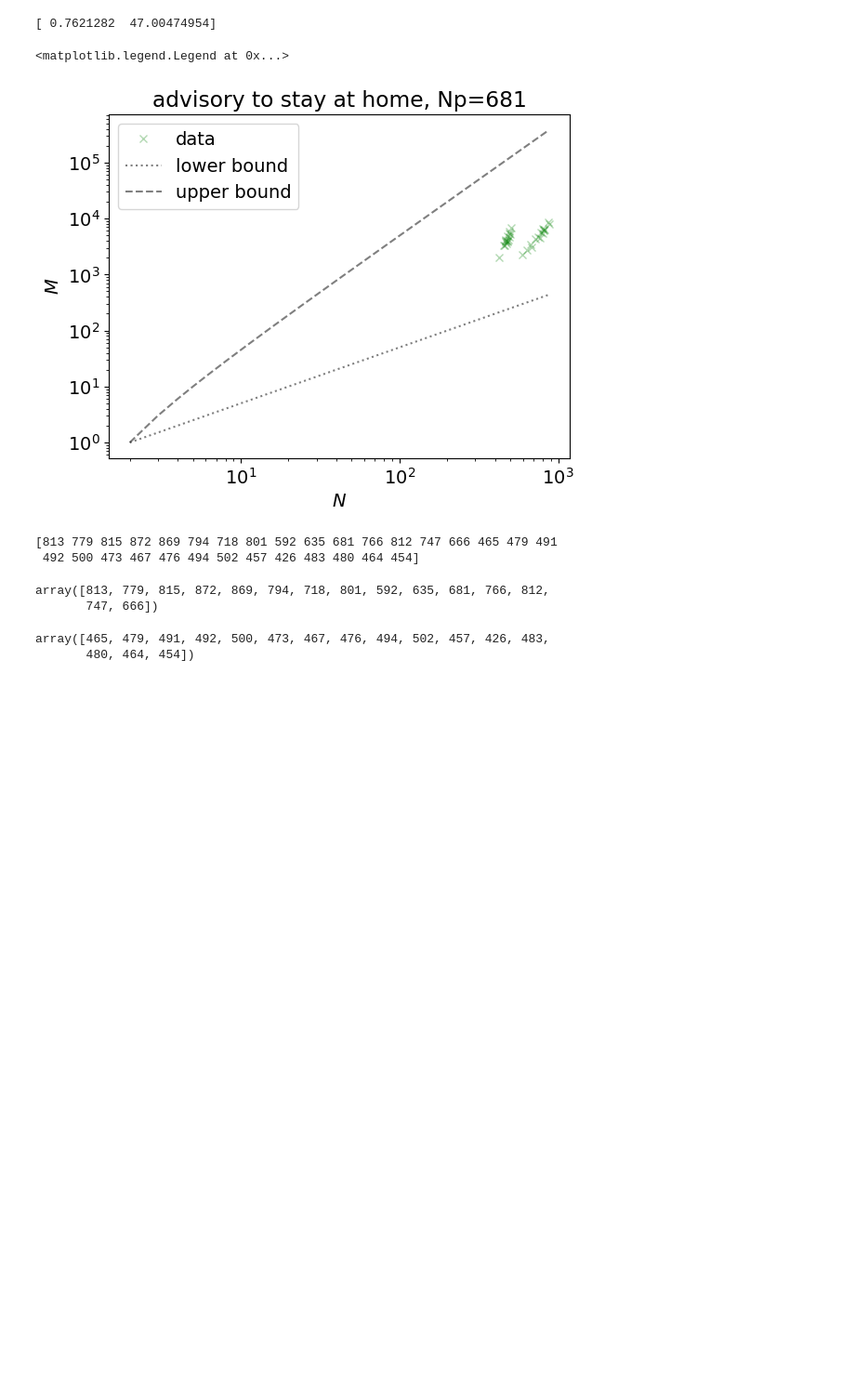
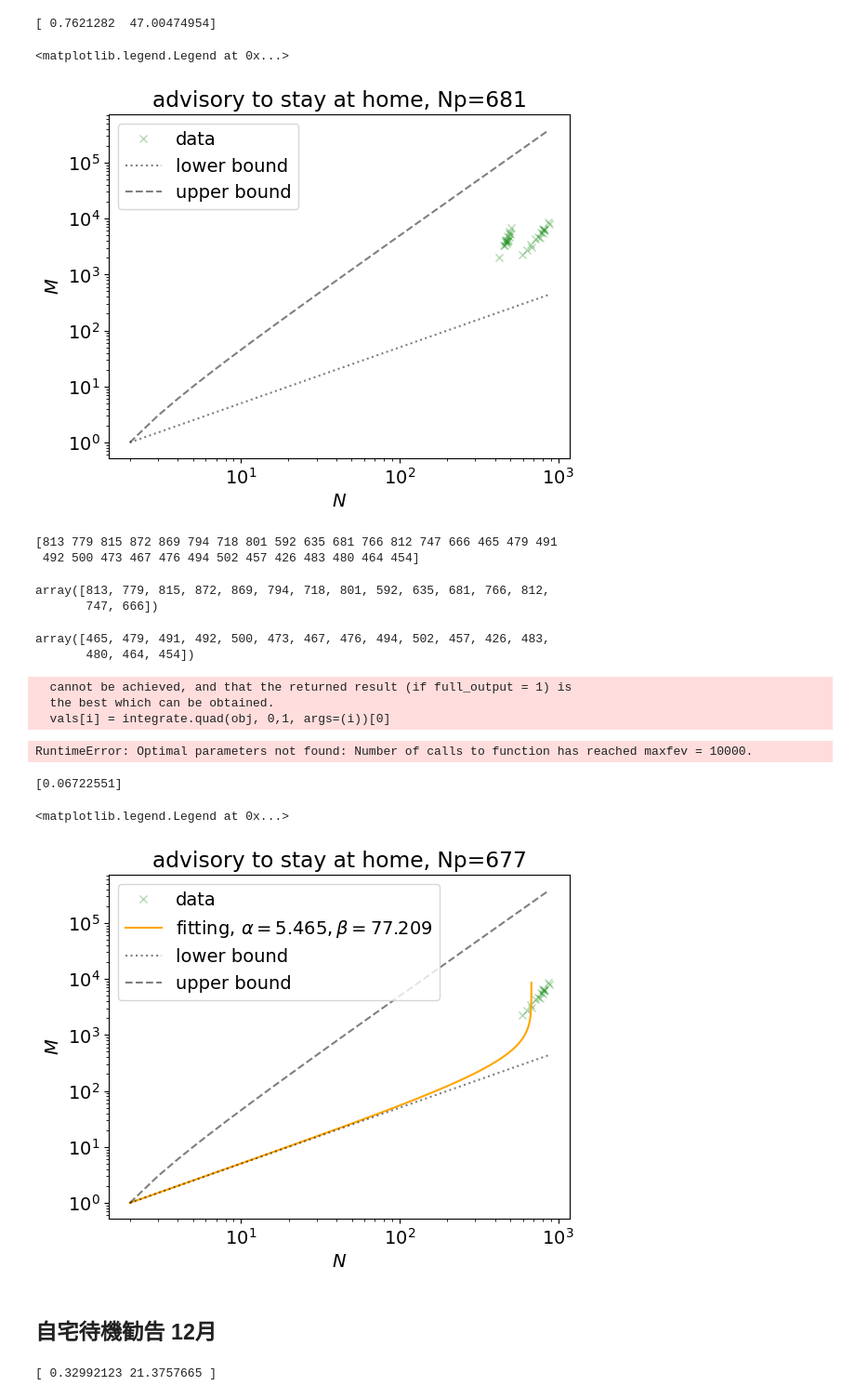
Before and after one commit to yiadka/mobility_scaling, a Jupyter notebook: notebooks/lockdown.ipynb, the cells around one changed output. Shown at 93% size. Saved outputs shown, nothing was run; the diff lists cells and outputs as text; code cells hidden in the pictures; blank space fills up the shorter version.

```diff
--- a/notebooks/lockdown.ipynb
+++ b/notebooks/lockdown.ipynb
@@ -593,3 +593,83 @@ node_lockdown_relax_2
 # %% [output]
 array([465, 479, 491, 492, 500, 473, 467, 476, 494, 502, 457, 426, 483,
        480, 464, 454])
+# %%
+lockdown_relax_1 = pd.DataFrame({'timestamp': timestamp_lockdown_relax[:15], 'node': node_lockdown_relax_1, 'edge': edge_lockdown_relax[:15]})
+lockdown_relax_2 = pd.DataFrame({'timestamp': timestamp_lockdown_relax[15:31], 'node': node_lockdown_relax_2, 'edge': edge_lockdown_relax[15:31]})
+# %%
+# lockdown_relax_1について分析
+Np = 677 # histrical dataから求めたNp
+
+params, _ = optimize.curve_fit(Model3_fixed, lockdown_relax_1["edge"], lockdown_relax_1["node"], p0=[3.5, 0.15], maxfev=10000)
+print(params)
+alpha = params[0]
+beta = params[1]
+# %% [output]
+  cannot be achieved, and that the returned result (if full_output = 1) is
+  the best which can be obtained.
+  vals[i] = integrate.quad(obj, 0,1, args=(i))[0]
+RuntimeError: Optimal parameters not found: Number of calls to function has reached maxfev = 10000.
+# %%
+params, _ = optimize.curve_fit(Model1, lockdown_relax_1["edge"], lockdown_relax_1["node"], p0=[0.1], maxfev=10000)
+print(params)
+# %% [output]
+[0.06722551]
+# %%
+plt.Figure(figsize=(14,7))
+N = lockdown_relax_1['node']
+M = lockdown_relax_1['edge']
+
+x = np.arange(2,np.max(N))
+y = np.arange(1,np.max(M))
+
+# data
+plt.plot(N, M, "x", c="green", alpha=0.3, label = "data")
+
+# model
+plt.plot(Model3(y), y, "-", c="orange", label=f"fitting, $\\alpha={round(alpha, 3)}, \\beta={round(beta, 3)}$")
+
+
+"""
+alpha = 2.0
+beta = 1.0
+plt.plot(Model3(y), y, "-", c="red", label=f"fitting, $\\alpha={round(alpha, 3)}, \\beta={round(beta, 3)}$")
+# plt.text(0.05, 0.55, r'$\hat{\alpha}:$ ' + str(round(alpha, 3)), transform=plt.gca().transAxes)
+# plt.text(0.05, 0.50, r'$\hat{\beta}:$ ' + str(round(beta, 3)), transform=plt.gca().transAxes)
+
+alpha = 2.5
+beta = 3.0
+plt.plot(Model3(y), y, "-", c="blue", label=f"fitting, $\\alpha={round(alpha, 3)}, \\beta={round(beta, 3)}$")
+# plt.text(0.05, 0.55, r'$\hat{\alpha}:$ ' + str(round(alpha, 3)), transform=plt.gca().transAxes)
+# plt.text(0.05, 0.50, r'$\hat{\beta}:$ ' + str(round(beta, 3)), transform=plt.gca().transAxes)
+
+
+alpha = 3.0
+beta = 4.0
+plt.plot(Model3(y), y, "-", c="green", label=f"fitting, $\\alpha={round(alpha, 3)}, \\beta={round(beta, 3)}$")
+# plt.text(0.05, 0.55, r'$\hat{\alpha}:$ ' + str(round(alpha, 3)), transform=plt.gca().transAxes)
+# plt.text(0.05, 0.50, r'$\hat{\beta}:$ ' + str(round(beta, 3)), transform=plt.gca().transAxes)
+"""
+
+# bound and others
+plt.plot(x,x/2, label="lower bound", c = "black", alpha= 0.5, ls = ":")
+plt.plot(x,x*(x-1)/2, label="upper bound", c = "black", alpha = 0.5, ls = "--")
+plt.xscale("log")
+plt.yscale("log")
+plt.xlabel(r"$N$")
+plt.ylabel(r"$M$")
+plt.title("advisory to stay at home, Np="+str(Np))
+plt.legend()
+# %% [output]
+<matplotlib.legend.Legend at 0x...>
+[figure, added]
+# %% [markdown]
+## 自宅待機勧告 12月
+# %%
+Np = 677 # histrical dataから求めたNp
+params, _ = optimize.curve_fit(Model3_fixed, lockdown_relax_2['edge'], lockdown_relax_2['node'], p0=[0.5, 0.5])
+print(params)
+
+alpha = params[0]
+beta = params[1]
+# %% [output]
+[ 0.32992123 21.3757665 ]
```
Also changed, not shown: parts of 2 cells of this notebook.
